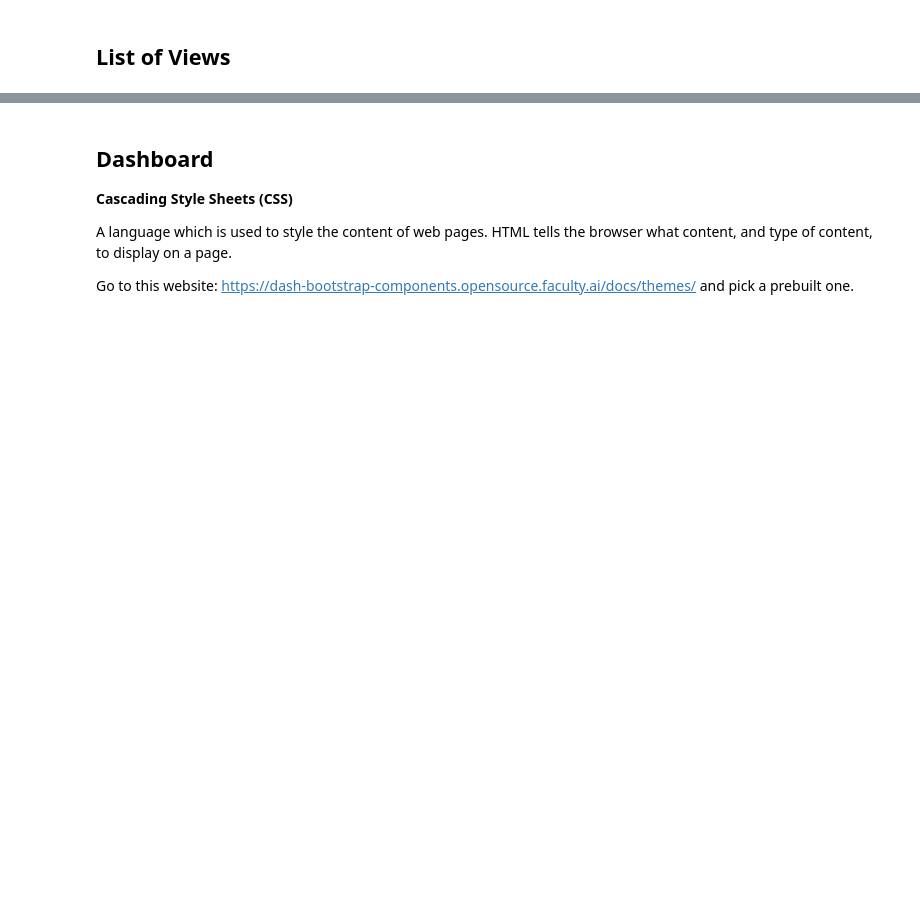
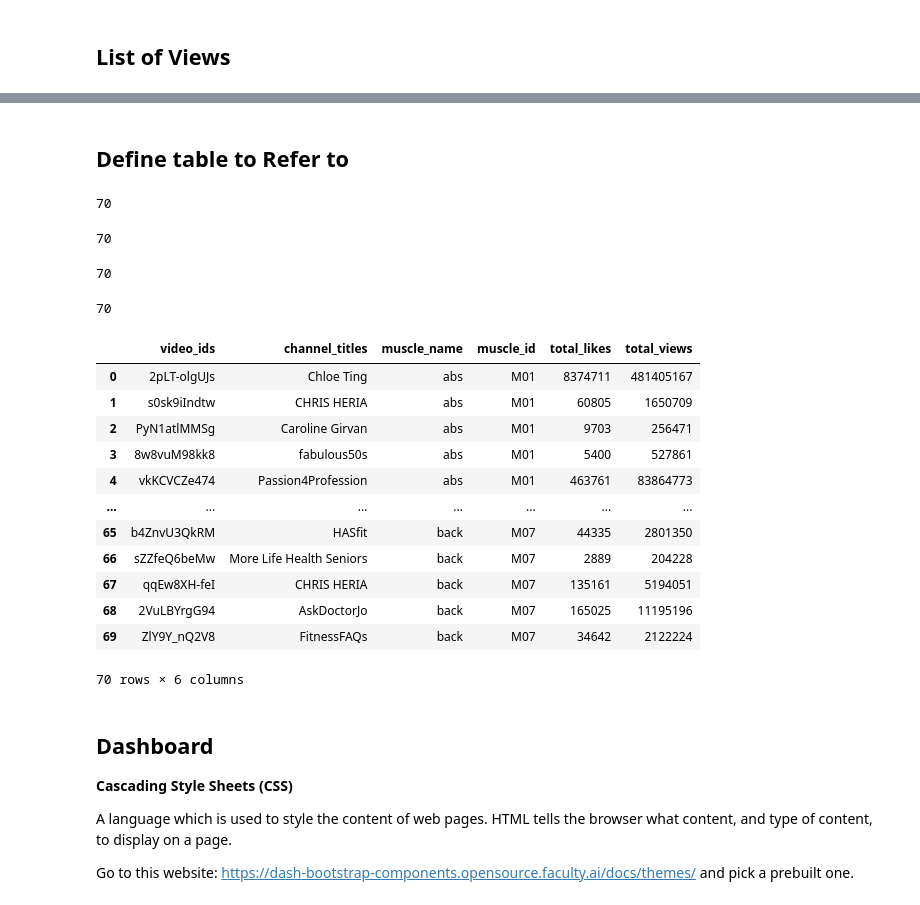
Before and after one commit to LuzMelo/FitnessApp, a Jupyter notebook: API_youtube.ipynb, the cells around one changed output, grey strips where cells are left out. Cells and saved outputs as stored; diff of their text form; code cells hidden in the pictures; blank space fills up the shorter version.

```diff
--- a/API_youtube.ipynb
+++ b/API_youtube.ipynb
@@ -286,0 +238,2 @@ plt.xlabel('Total Likes');
+# %% [markdown]
+## Define table to Refer to
@@ -287,3 +246,65 @@ plt.xlabel('Total Likes');
+# %%
+video_ids = []
+for i in range(7):
+    for j in range(10):
+        video_ids.append(json_list[i]['items'][j]["id"]["videoId"])
+len(video_ids)
+# %% [output]
+70
+# %%
+channel_titles = []
+for i in range(7):
+    for j in range(10):
+        channel_titles.append(json_list[i]['items'][j]["snippet"]["channelTitle"])
+len(channel_titles)
+# %% [output]
+70
+# %%
+muscle_name = []
+for i in muscle_list:
+    muscle_name.extend([i for j in range(10)])
+len(muscle_name)
+# %% [output]
+70
+# %%
+muscle_id = []
+for i in muscle_id_list:
+    muscle_id.extend([i for j in range(10)])
+len(muscle_id)
+# %% [output]
+70
+# %%
+stat_json_list = []
+for i in video_ids:
+    stat_json_list.append(stats_json(i))
+# %%
+total_likes = []
+for i in range(70):
+    total_likes.append(stat_json_list[i]['items'][0]['statistics']['likeCount'])
+total_likes = list(map(int, total_likes))
+# %%
+total_views = []
+for i in range(70):
+    total_views.append(stat_json_list[i]['items'][0]['statistics']['viewCount'])
+total_views = list(map(int, total_views))
+# %%
+complete_table = pd.DataFrame(list(zip(video_ids, channel_titles, muscle_name, muscle_id, total_likes, total_views)))
+complete_table.columns = ['video_ids', 'channel_titles', 'muscle_name', 'muscle_id', 'total_likes', 'total_views']
+complete_table
+# %% [output]
+|  | video_ids | channel_titles | muscle_name | muscle_id | total_likes | total_views |
+| 0 | 2pLT-olgUJs | Chloe Ting | abs | M01 | 8374711 | 481405167 |
+| 1 | s0sk9iIndtw | CHRIS HERIA | abs | M01 | 60805 | 1650709 |
+| 2 | PyN1atlMMSg | Caroline Girvan | abs | M01 | 9703 | 256471 |
+| 3 | 8w8vuM98kk8 | fabulous50s | abs | M01 | 5400 | 527861 |
+| 4 | vkKCVCZe474 | Passion4Profession | abs | M01 | 463761 | 83864773 |
+| ... | ... | ... | ... | ... | ... | ... |
+| 65 | b4ZnvU3QkRM | HASfit | back | M07 | 44335 | 2801350 |
+| 66 | sZZfeQ6beMw | More Life Health Seniors | back | M07 | 2889 | 204228 |
+| 67 | qqEw8XH-feI | CHRIS HERIA | back | M07 | 135161 | 5194051 |
+| 68 | 2VuLBYrgG94 | AskDoctorJo | back | M07 | 165025 | 11195196 |
+| 69 | ZlY9Y_nQ2V8 | FitnessFAQs | back | M07 | 34642 | 2122224 |
+70 rows × 6 columns
 # %% [markdown]
 ## Dashboard
 
```
Also changed, not shown: parts of 27 cells of this notebook, 7 other files.
